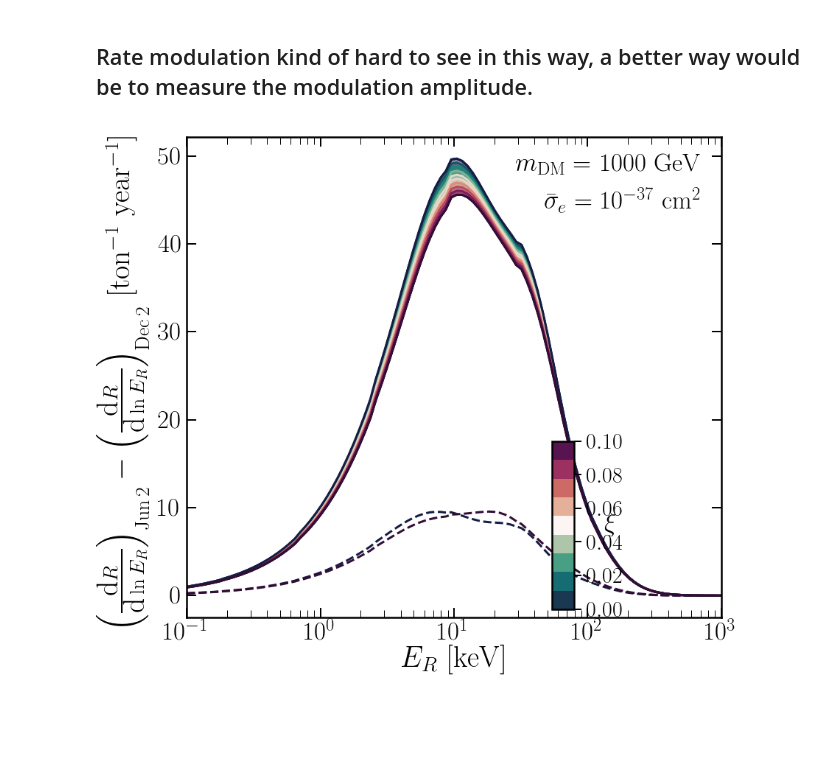
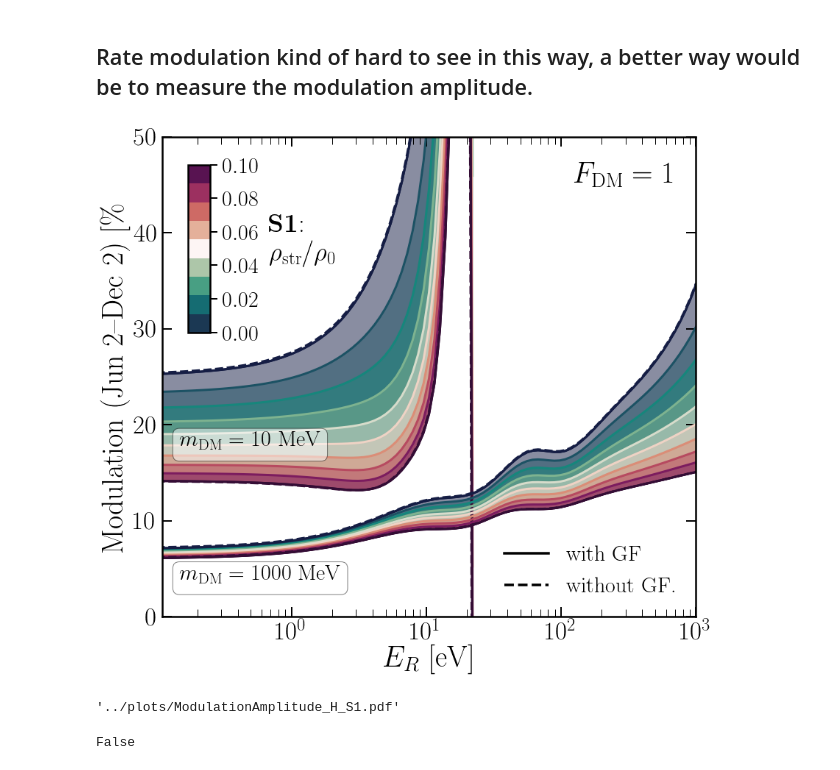
Before and after one commit to anirbandas89/DarkElectronRecoils, a Jupyter notebook: notebooks/AnnualModulation.ipynb, the cells around one changed output. Saved outputs shown, nothing was run; the diff lists cells and outputs as text; code cells hidden in the pictures; blank space fills up the shorter version.

```diff
--- a/notebooks/AnnualModulation.ipynb
+++ b/notebooks/AnnualModulation.ipynb
@@ -229,11 +220,15 @@ def ModulationAmplitude(dRv):
     ni = shape(dRv)[1]
     Rdiffv = zeros(shape=ni)
     for i in range(0,ni):
-        Rdiffv[i] = dRv[Jun2,i]-dRv[Dec2,i]
+        if any(dRv[:,i]<=1.0e-10):
+            Rdiffv[i] = nan
+        else:
+            Rdiffv[i] = 100*(dRv[Jun2,i]-dRv[Dec2,i])/mean(dRv[:,i])
     return Rdiffv
 
-xlab = r'$E_R$ [keV]'
-ylab = r"$\left(\frac{\textrm{d}R}{\textrm{d}\ln E_R}\right)_{\rm Jun\,2} - \left(\frac{\textrm{d}R}{\textrm{d}\ln E_R}\right)_{\rm Dec\,2}$ [ton$^{-1}$ year$^{-1}$]"
+xlab = r'$E_R$ [eV]'
+#ylab = r"$\left(\frac{\textrm{d}R}{\textrm{d}\ln E_R}\right)_{\rm Jun\,2} - \left(\frac{\textrm{d}R}{\textrm{d}\ln E_R}\right)_{\rm Dec\,2}$ [ton$^{-1}$ year$^{-1}$]"
+ylab = r'Modulation (Jun 2--Dec 2) [\%'
 fig,ax1 = MySquarePlot(xlab,ylab,tfs=35,lfs=40)
 
 n_xi = 10
@@ -255,50 +250,81 @@ def PlotModulationAmplitude(ax,dR0,dR0_gf,dR,dR_gf):
     ax.plot(x,y2_gf,linewidth=3,color=col[-1,:])
 
     y2 = ModulationAmplitude(xi_max*dR+(1-xi_max)*dR0)
-    for i in range(0,n_xi):
-        y = ModulationAmplitude(xi_vals[i]*dR+(1-xi_vals[i])*dR0)
-        ax.fill_between(x,y,y2=y2,color=col[i,:],alpha=0.0)
     ax.plot(x,ModulationAmplitude(dR0),'--',linewidth=3,color=col[0,:])
     ax.plot(x,y2,'--',linewidth=3,color=col[-1,:])
     return
 
-im = 1
-PlotModulationAmplitude(ax1,R_H_SHMpp[:,:,im],R_H_SHMpp_gf[:,:,im],R_H_S1[:,:,im],R_H_S1_gf[:,:,im])
+stream = 'S1'
+med = 'H'
+if stream=='S1':
+    if med=='H':
+        Fstr = r'$F_{\rm DM} = 1$'
+        PlotModulationAmplitude(ax1,R_H_SHMpp[:,:,0],R_H_SHMpp_gf[:,:,0],R_H_S1[:,:,0],R_H_S1_gf[:,:,0])
+        PlotModulationAmplitude(ax1,R_H_SHMpp[:,:,1],R_H_SHMpp_gf[:,:,1],R_H_S1[:,:,1],R_H_S1_gf[:,:,1])
+    if med=='L':
+        Fstr = r'$F_{\rm DM} = \alpha^2 m_e^2/q^2$'
+        PlotModulationAmplitude(ax1,R_L_SHMpp[:,:,0],R_L_SHMpp_gf[:,:,0],R_L_S1[:,:,0],R_L_S1_gf[:,:,0])
+        PlotModulationAmplitude(ax1,R_L_SHMpp[:,:,1],R_L_SHMpp_gf[:,:,1],R_L_S1[:,:,1],R_L_S1_gf[:,:,1])
+elif stream=='S2':
+    if med=='H':
+        Fstr = r'$F_{\rm DM} = 1$'
+        PlotModulationAmplitude(ax1,R_H_SHMpp[:,:,0],R_H_SHMpp_gf[:,:,0],R_H_S2[:,:,0],R_H_S2_gf[:,:,0])
+        PlotModulationAmplitude(ax1,R_H_SHMpp[:,:,1],R_H_SHMpp_gf[:,:,1],R_H_S2[:,:,1],R_H_S2_gf[:,:,1])
+    if med=='L':
+        Fstr = r'$F_{\rm DM} = \alpha^2 m_e^2/q^2$'
+        PlotModulationAmplitude(ax1,R_L_SHMpp[:,:,0],R_L_SHMpp_gf[:,:,0],R_L_S2[:,:,0],R_L_S2_gf[:,:,0])
+        PlotModulationAmplitude(ax1,R_L_SHMpp[:,:,1],R_L_SHMpp_gf[:,:,1],R_L_S2[:,:,1],R_L_S2_gf[:,:,1])
 
-plt.gcf().text(0.87,0.82,r'$m_{\rm DM} = $ '+str(int(m[im]))+' GeV',fontsize=35,horizontalalignment='right')
-plt.gcf().text(0.87,0.76,r'$\bar{\sigma}_e = 10^{'+str(int(log10(sigma_e)))+'}$ cm$^2$',fontsize=35,horizontalalignment='right')
+#plt.gcf().text(0.27,0.38,r'$m_{\rm DM} = $ '+str(int(m[0]))+' MeV',fontsize=35,bbox=dict(facecolor='w', edgecolor='black',lw=3,alpha=0.5, boxstyle='round,pad=0.4'))
+#plt.gcf().text(0.13,0.17,r'$m_{\rm DM} = $ '+str(int(m[1]))+' MeV',fontsize=35,horizontalalignment='left')
+
+#plt.gcf().text(0.87,0.76,r'$\bar{\sigma}_e = 10^{'+str(int(log10(sigma_e)))+'}$ cm$^2$',fontsize=35,horizontalalignment='right')
 ax1.set_xscale('log')
 #ax1.set_yscale('log')
 xmin = x[0]
 xmax = x[-1]
-#ymin =
-#ymax =
+ymin = 0.0
+ymax = 50.0
 
-#plt.fill_between([0,1],[ymax,ymax],y2=ymin,alpha=0.5,color='gray',edgecolor='none',zorder=5)
-#ax1.plot([0,100],[0,0],'k:',lw=3)
-ax1.set_xlim(left=xmin,right=xmax)
-#ax1.set_ylim(bottom=ymin,top=ymax)
-#ax1.plot([-1.2,-2.0],[1.3,1.3], 'k-',linewidth=3.5,label='with GF')
-#ax1.plot([-1.2,-2.0],[1.18,1.18], 'k--',linewidth=3.5,label='without GF.')
+ax1.set_xlim(left=0.11,right=xmax)
+ax1.set_ylim(bottom=ymin,top=ymax)
+ax1.plot([-20,-50],[45,45], 'k-',linewidth=3.5,label='with GF')
+ax1.plot([-20,-50],[40,40], 'k--',linewidth=3.5,label='without GF.')
+ax1.legend(frameon=False,fontsize=30,loc='lower right')
+
+plt.gcf().text(0.87,0.8,Fstr,fontsize=40,ha='right')
 
 # Custom colorbar
 import matplotlib as mpl
 from mpl_toolkits.axes_grid1.inset_locator import inset_axes
-cbaxes = inset_axes(ax1, width="15%", height="30%", bbox_to_anchor=[460, -395, 200, 760])
+cbaxes = inset_axes(ax1, width="15%", height="30%", bbox_to_anchor=[0, -20, 200, 760])
 norm = mpl.colors.Normalize(vmin=0,vmax=xi_vals[-1])
 sm = plt.cm.ScalarMappable(cmap=cmap, norm=norm)
 sm.set_array([])
 plt.colorbar(sm,cax=cbaxes,ticks=arange(0.0,xi_vals[-1]+0.02,0.02),boundaries=linspace(0,xi_vals[-1],n_xi),orientation='vertical')
 f = plt.gcf().get_children()
 cbar = f[2]
 cbar.tick_params(labelsize=30)
 cbar.tick_params(which='major',direction='out',width=2,length=10,right=True,top=False,pad=7)
 cbar.tick_params(which='minor',direction='out',width=2,length=7,right=True,top=False)
-plt.gcf().text(0.73,0.26,r'$\xi$',fontsize=35,color='k')
+plt.gcf().text(0.28,0.73,r'{\bf '+stream+r'}:',fontsize=35,color='k')
+plt.gcf().text(0.28,0.68,r'$\rho_{\rm str}/\rho_0$',fontsize=35,color='k')
+
+
+plt.gcf().text(0.15,0.38,r'$m_{\rm DM} = $ '+str(int(m[0]))+' MeV', size=30,ha="left", va="bottom",bbox=dict(alpha=0.5,boxstyle="round",ec='k',fc='w'))
+plt.gcf().text(0.15,0.17,r'$m_{\rm DM} = $ '+str(int(m[1]))+' MeV', size=30,ha="left", va="bottom",bbox=dict(alpha=0.5,boxstyle="round",ec='k',fc='w'))
 
 plt.show()
-pltname = ''
+pltname = 'ModulationAmplitude_'+med+'_'+stream
 fig.savefig('../plots/'+pltname+'.pdf',bbox_inches='tight')
 fig.savefig('../plots/plots_png/'+pltname+'.png',bbox_inches='tight')
 # %% [output]
-[figure, old version]
+[figure, new version]
+# %%
+'../plots/'+pltname+'.pdf'
+# %% [output]
+'../plots/ModulationAmplitude_H_S1.pdf'
+# %%
+any(R_H_SHMpp[:,1,0]==0)
+# %% [output]
+False
```
Also changed, not shown: parts of 3 cells of this notebook, 11 other files.
